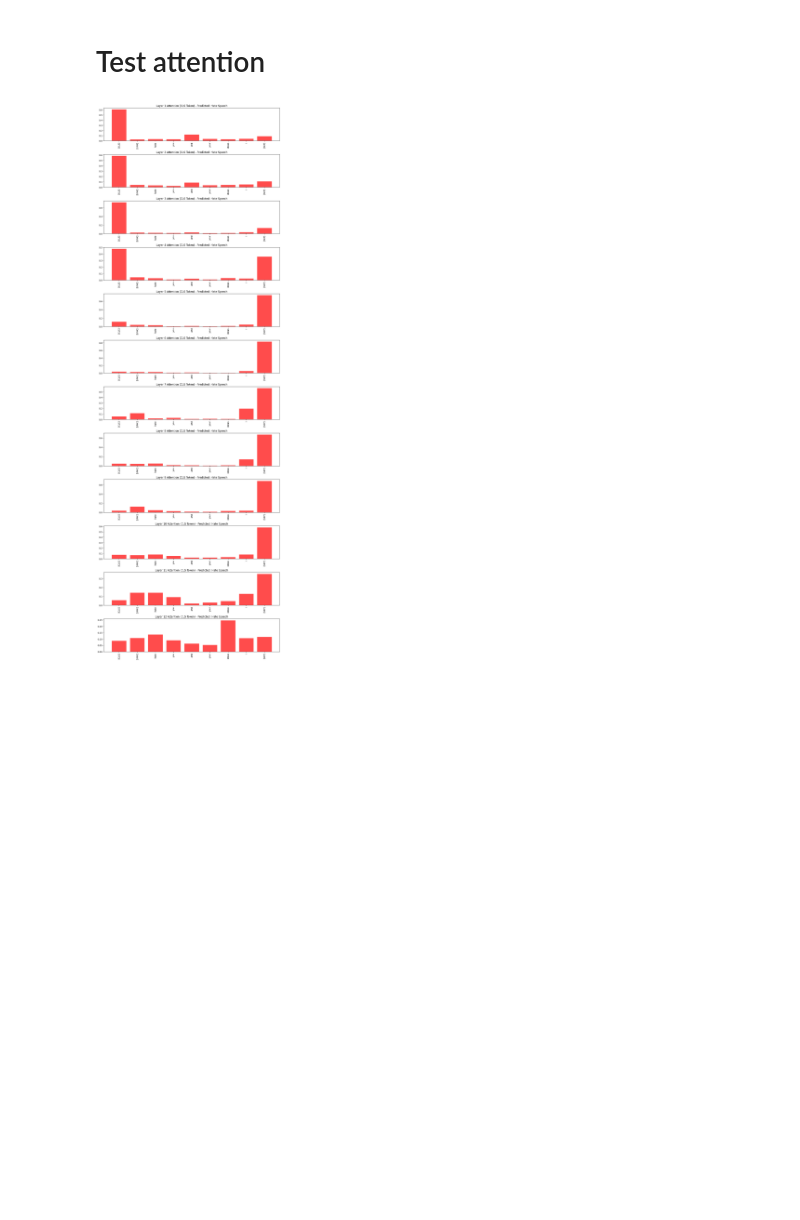
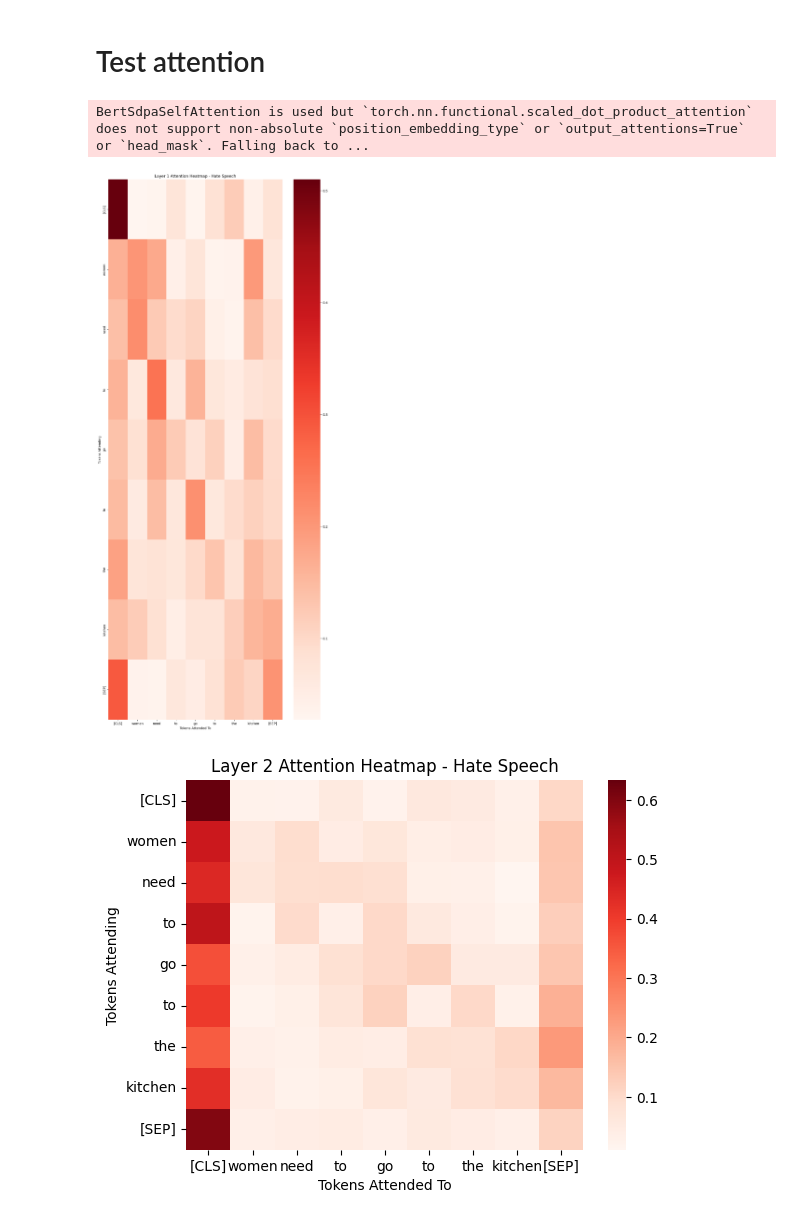
Before and after one commit to jgarcela/interspeech-nlp, a Jupyter notebook: test_attention.ipynb, the cells around one changed output. Drawn from its saved outputs; the diff is of its cells as text; code cells hidden in the pictures; blank space fills up the shorter version.

Commit message:
Updated attention

```diff
--- a/test_attention.ipynb
+++ b/test_attention.ipynb
@@ -3,48 +3,42 @@
 # %%
 import torch
 from transformers import AutoTokenizer, AutoModelForSequenceClassification
 import matplotlib.pyplot as plt
+import seaborn as sns
 import numpy as np
 
-# Load a pre-trained hate speech detection model
-model_name = "hate-speech-CNERG/bert-base-uncased-hatexplain"  # Example model
+# Cargar el modelo preentrenado de detección de hate speech
+model_name = "hate-speech-CNERG/bert-base-uncased-hatexplain"  # Modelo de ejemplo
 tokenizer = AutoTokenizer.from_pretrained(model_name)
 model = AutoModelForSequenceClassification.from_pretrained(model_name, output_attentions=True)
 model.eval()
 
-# Input sentence
-sentence = "I hate you and your ideas!"
+# Frase de entrada
+sentence = "women need to go to the kitchen"
 
-# Tokenize input and get attention outputs
+# Tokenización e inferencia
 inputs = tokenizer(sentence, return_tensors="pt", truncation=True, padding=True)
 with torch.no_grad():
     outputs = model(**inputs)
 
-# Get logits, attentions, and predicted label
+# Obtener logits y atenciones
 logits = outputs.logits
 predicted_label = torch.argmax(logits, dim=-1).item()
-all_attentions = outputs.attentions  # Attention scores from all layers
+all_attentions = outputs.attentions  # Atenciones de todas las capas
 
-# Token-level interpretation for each layer
+# Extraer tokens
 tokens = tokenizer.convert_ids_to_tokens(inputs["input_ids"][0])
-layer_cls_attentions = []
 
-for layer_idx, attentions in enumerate(all_attentions):
-    # Average attention over heads
-    layer_average_attention = attentions.mean(dim=1)  # Shape: (batch_size, seq_len, seq_len)
-    # Extract attention for the CLS token
-    cls_attention = layer_average_attention[:, 0, :]  # Attention for CLS token
-    layer_cls_attentions.append(cls_attention.squeeze().numpy())
-
-# Visualize attention heatmap for each layer
-plt.figure(figsize=(12, len(layer_cls_attentions) * 3))
-for i, cls_attention in enumerate(layer_cls_attentions):
-    plt.subplot(len(layer_cls_attentions), 1, i + 1)
-    plt.bar(range(len(tokens)), cls_attention, alpha=0.7, color="red" if predicted_label == 1 else "blue")
-    plt.xticks(range(len(tokens)), tokens, rotation=90)
-    plt.title(f"Layer {i + 1} Attention (CLS Token) - Predicted: {'Hate Speech' if predicted_label == 1 else 'Non-Hate Speech'}")
-
-plt.tight_layout()
-plt.show()
+# Visualizar cada capa como un heatmap
+plt.figure(figsize=(12, len(all_attentions) * 2.5))
+for i, attention in enumerate(all_attentions):
+    layer_attention = attention.mean(dim=1).squeeze(0).numpy()  # Promediar sobre los cabezales
+    sns.heatmap(layer_attention, xticklabels=tokens, yticklabels=tokens, cmap="Reds", annot=False)
+    plt.title(f"Layer {i + 1} Attention Heatmap - {'Hate Speech' if predicted_label == 1 else 'Non-Hate Speech'}")
+    plt.xlabel("Tokens Attended To")
+    plt.ylabel("Tokens Attending")
+    plt.show()
 # %% [output]
+BertSdpaSelfAttention is used but `torch.nn.functional.scaled_dot_product_attention` does not support non-absolute `position_embedding_type` or `output_attentions=True` or `head_mask`. Falling back to ...
-[figure, old version]
+[figure, new version]
+[figure, added]
```
Also changed, not shown: parts of 4 cells of this notebook.
